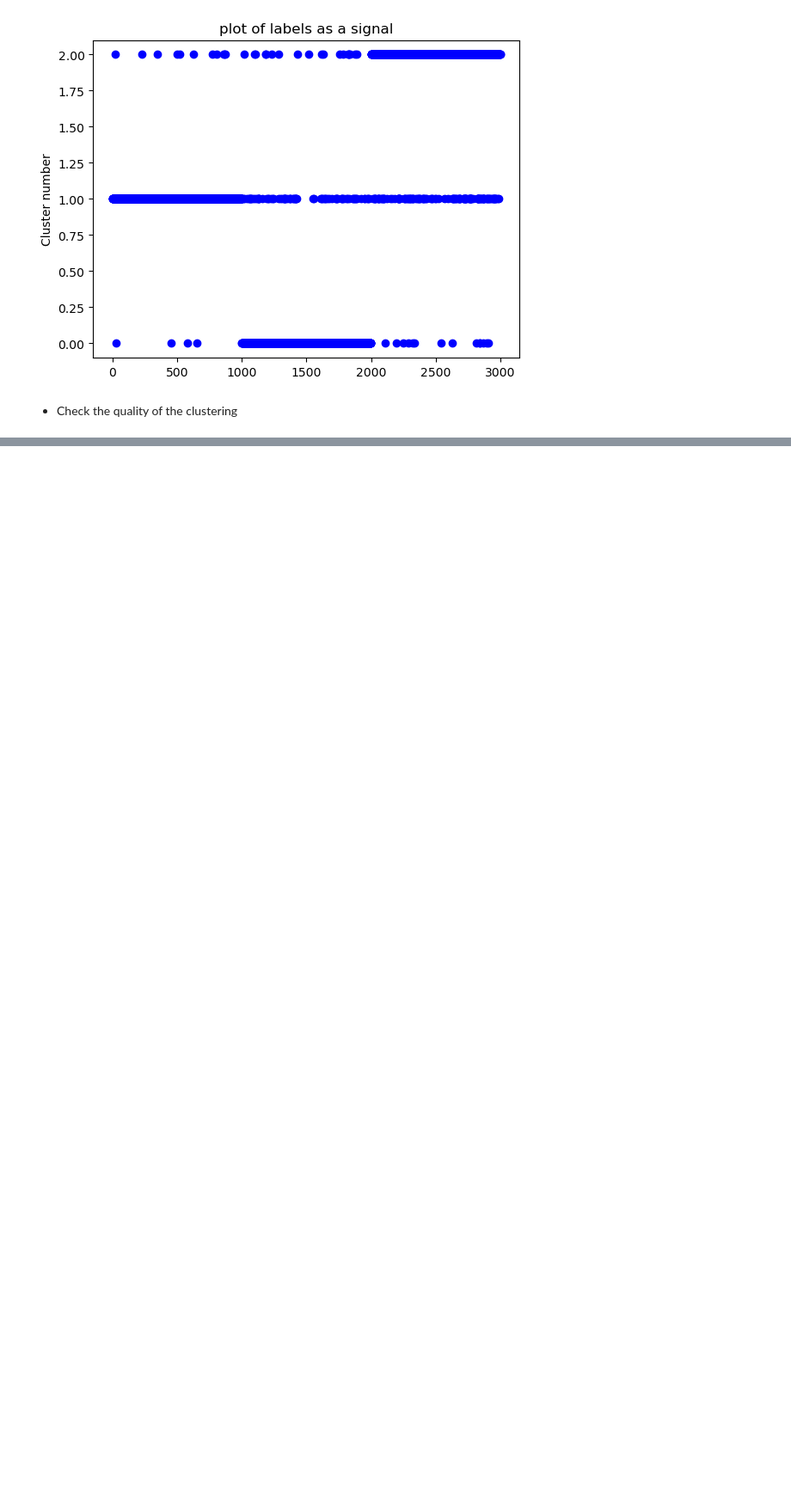
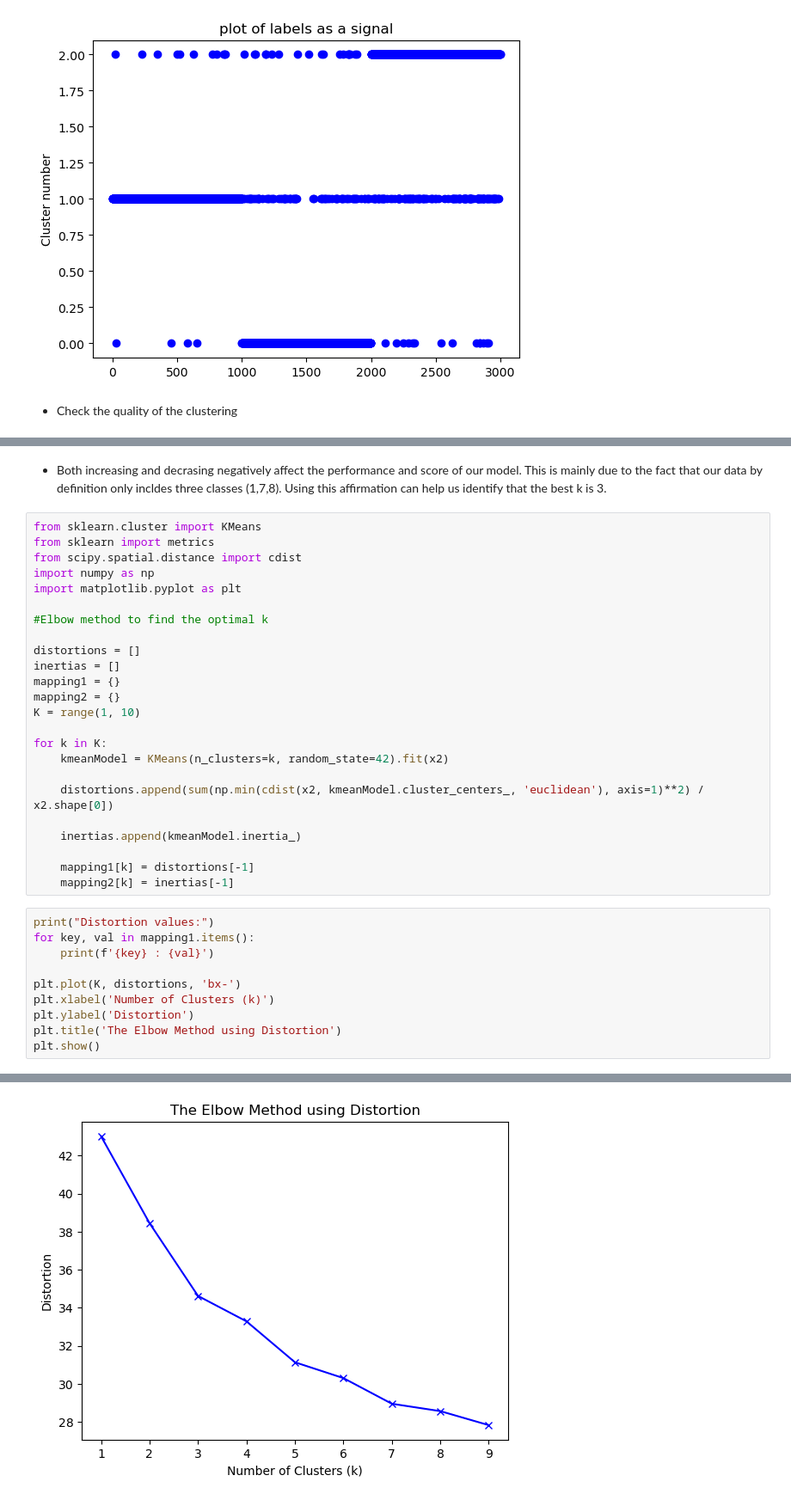
Before and after one commit to fasfous92/Practical_Introduction_ML, a Jupyter notebook: TP1.ipynb, the cells around one changed output, grey strips where cells are left out. Shown at 86% size. Drawn from its saved outputs; the diff is of its cells as text; blank space fills up the shorter version.

```diff
--- a/TP1.ipynb
+++ b/TP1.ipynb
@@ -599,0 +622,37 @@ Adjusted Rand Index: 0.7481880864638025
+# %% [markdown]
+- Both increasing and decrasing negatively affect the performance and score of our model. This is mainly due to the fact that our data by definition only incldes three classes (1,7,8). Using this affirmation can help us identify that the best k is 3.
+# %%
+from sklearn.cluster import KMeans
+from sklearn import metrics
+from scipy.spatial.distance import cdist
+import numpy as np
+import matplotlib.pyplot as plt
+
+#Elbow method to find the optimal k
+
+distortions = []
+inertias = []
+mapping1 = {}
+mapping2 = {}
+K = range(1, 10)
+
+for k in K:
+    kmeanModel = KMeans(n_clusters=k, random_state=42).fit(x2)
+
+    distortions.append(sum(np.min(cdist(x2, kmeanModel.cluster_centers_, 'euclidean'), axis=1)**2) / x2.shape[0])
+
+    inertias.append(kmeanModel.inertia_)
+
+    mapping1[k] = distortions[-1]
+    mapping2[k] = inertias[-1]
+# %%
+print("Distortion values:")
+for key, val in mapping1.items():
+    print(f'{key} : {val}')
+
+plt.plot(K, distortions, 'bx-')
+plt.xlabel('Number of Clusters (k)')
+plt.ylabel('Distortion')
+plt.title('The Elbow Method using Distortion')
+plt.show()
+# %% [output]
@@ -599,0 +669 @@ Adjusted Rand Index: 0.7481880864638025
+[figure, added]
```
Also changed, not shown: parts of 83 cells of this notebook.
